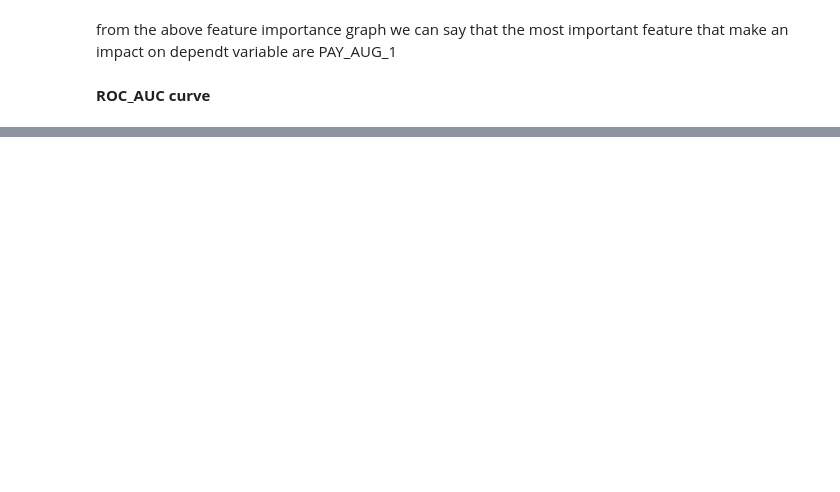
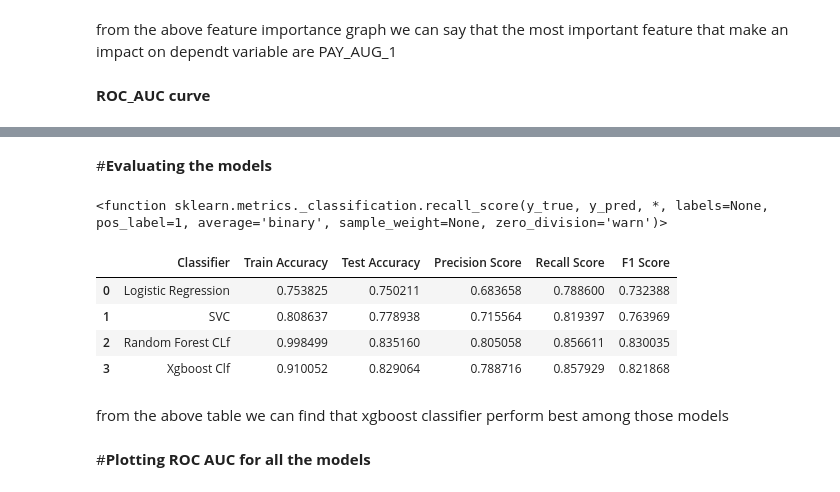
Before and after one commit to Preritp2/Credit-Card-Default-Prediction-Supervised-ML---Classification-, a Jupyter notebook: Credit_Card_Default_Prediction_Capstone_Project_.ipynb, the cells around one changed output, grey strips where cells are left out. Saved outputs shown, nothing was run; the diff lists cells and outputs as text; code cells hidden in the pictures; blank space fills up the shorter version.

```diff
--- a/Credit_Card_Default_Prediction_Capstone_Project_.ipynb
+++ b/Credit_Card_Default_Prediction_Capstone_Project_.ipynb
@@ -1195,0 +1716,26 @@ plt.show()
+# %% [markdown]
+#**Evaluating the models**
+# %%
+recall_score
+# %% [output]
+<function sklearn.metrics._classification.recall_score(y_true, y_pred, *, labels=None, pos_label=1, average='binary', sample_weight=None, zero_division='warn')>
+# %%
+#create a table of all models all score for comparison
+classifiers = ['Logistic Regression', 'SVC', 'Random Forest CLf', 'Xgboost Clf']
+train_accuracy = [train_accuracy_lr, train_accuracy_SVC, train_accuracy_rf, train_accuracy_xgb_tuned]
+test_accuracy = [test_accuracy_lr, test_accuracy_SVC, test_accuracy_rf, test_accuracy_xgb_tuned]
+precision_score = [test_precision_score_lr, test_precision_score_SVC, test_precision_score_rf, test_precision_xgb_tuned]
+recall_score = [test_recall_score_lr, test_recall_score_SVC, test_recall_score_rf, test_recall_score_xgb_tuned]
+f1_score = [test_f1_score_lr, test_f1_score_SVC, test_f1_score_rf, test_f1_score_xgb_tuned]
+# %%
+pd.DataFrame({'Classifier':classifiers, 'Train Accuracy': train_accuracy, 'Test Accuracy': test_accuracy, 'Precision Score': precision_score, 'Recall Score': recall_score, 'F1 Score': f1_score })
+# %% [output]
+|  | Classifier | Train Accuracy | Test Accuracy | Precision Score | Recall Score | F1 Score |
+| 0 | Logistic Regression | 0.753825 | 0.750211 | 0.683658 | 0.788600 | 0.732388 |
+| 1 | SVC | 0.808637 | 0.778938 | 0.715564 | 0.819397 | 0.763969 |
+| 2 | Random Forest CLf | 0.998499 | 0.835160 | 0.805058 | 0.856611 | 0.830035 |
+| 3 | Xgboost Clf | 0.910052 | 0.829064 | 0.788716 | 0.857929 | 0.821868 |
+# %% [markdown]
+from the above table we can find that xgboost classifier perform best among those models
+# %% [markdown]
+#**Plotting ROC AUC for all the models**
```
Also changed, not shown: parts of 112 cells of this notebook.
